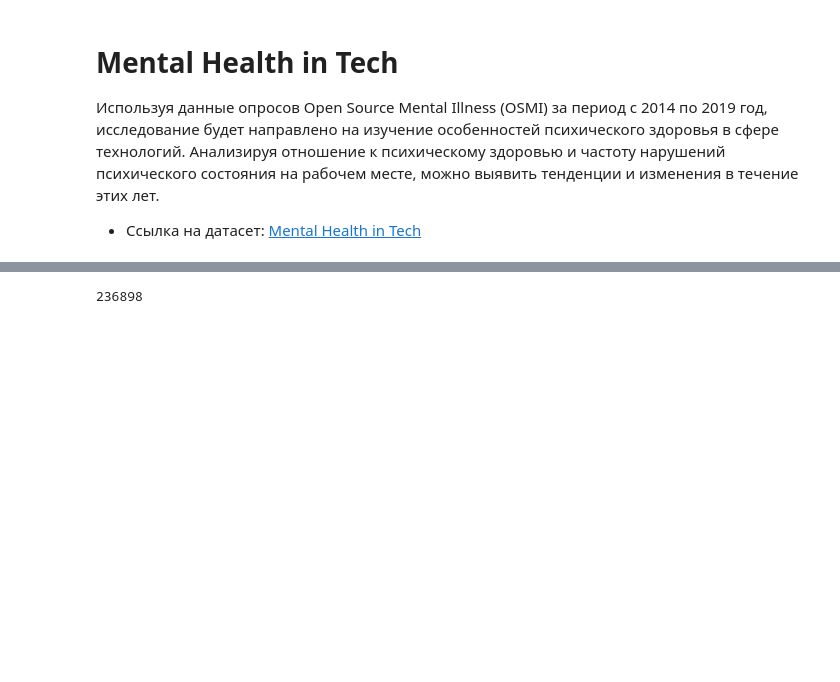
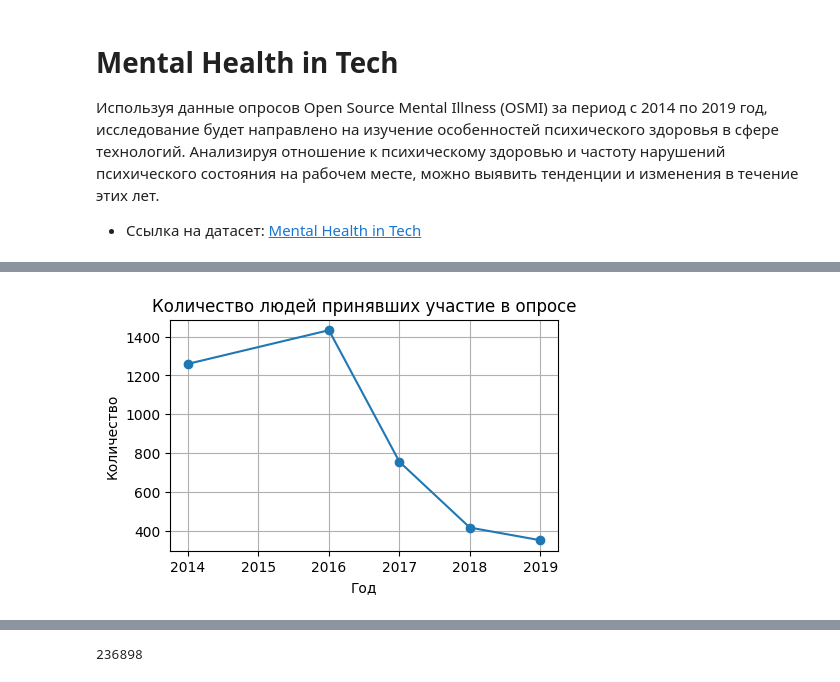
Before and after one commit to Feddlen/Analysing_Mental_Health_in_Tech, a Jupyter notebook: MentalHealthsSQL.ipynb, the cells around one changed output, grey strips where cells are left out. Saved outputs shown, nothing was run; the diff lists cells and outputs as text; code cells hidden in the pictures; blank space fills up the shorter version.

```diff
--- a/MentalHealthsSQL.ipynb
+++ b/MentalHealthsSQL.ipynb
@@ -67,0 +214,24 @@ copy_answer_df.loc[copy_answer_df.question_id == 2, 'answer_text'] = new_gender
+# %%
+# Сколько людей прошло опрос в каждом году
+people_amount = '''
+SELECT  a.survey_id,
+		COUNT(DISTINCT(a.user_id)) AS participants_amount
+FROM answer a
+GROUP BY 1
+'''
+
+cur_final.execute(people_amount)
+rows = cur_final.fetchall()
+people_amount = pd.DataFrame(rows, columns=('Год', 'Количество людей'))
+
+plt.figure(figsize=(5, 3))
+plt.plot(people_amount['Год'], people_amount['Количество людей'], marker='o')
+
+# Настройка графика
+plt.title('Количество людей принявших участие в опросе')
+plt.xlabel('Год')
+plt.ylabel('Количество')
+plt.grid(True)
+plt.show()
+# %% [output]
+[figure, added]
```
Also changed, not shown: parts of 32 cells of this notebook, 3 other files.
